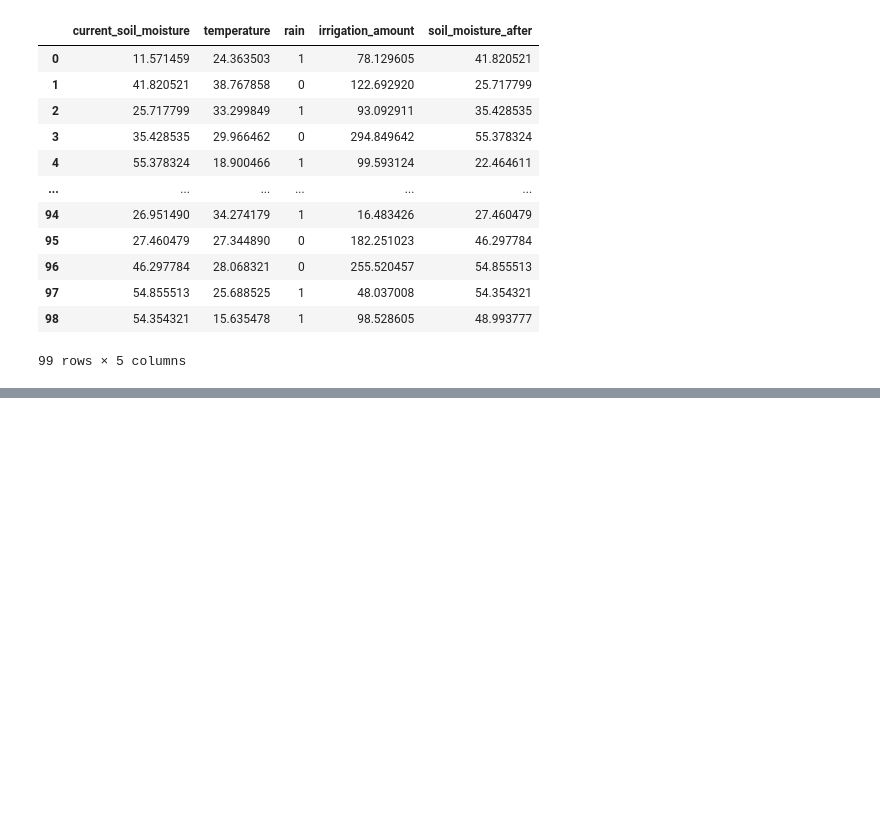
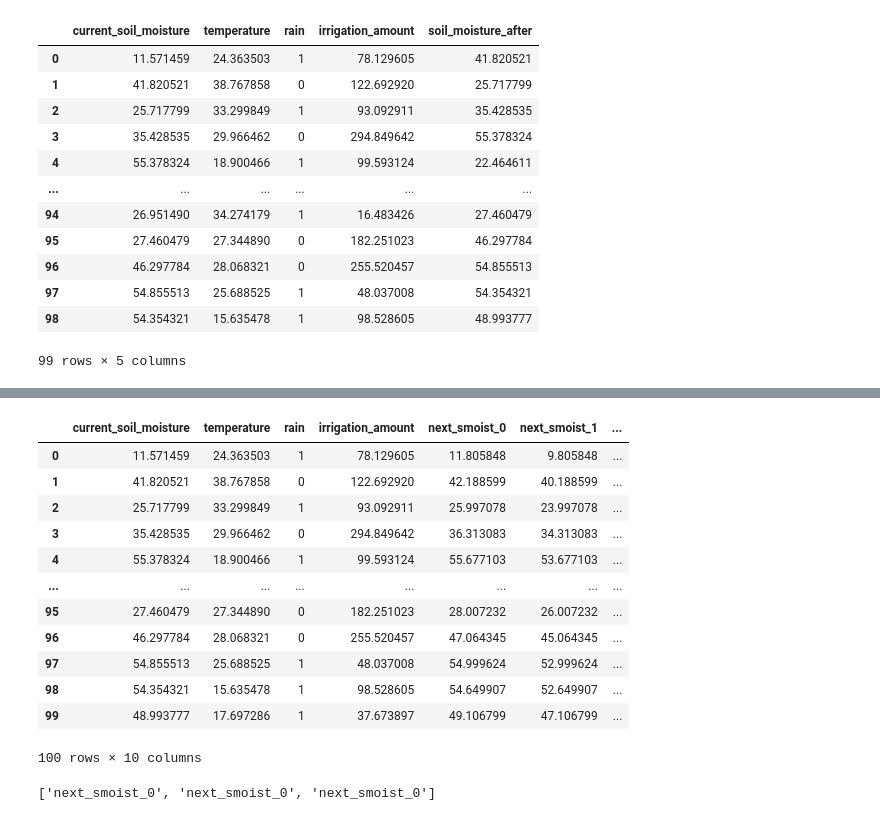
Before and after one commit to DangBaoTin/smart-irrigation-system, a Jupyter notebook: transform_data.ipynb, the cells around one changed output, grey strips where cells are left out. Cells and saved outputs as stored; diff of their text form; code cells hidden in the pictures; blank space fills up the shorter version.

```diff
--- a/transform_data.ipynb
+++ b/transform_data.ipynb
@@ -242,0 +301,17 @@ See the caveats in the documentation: https://pandas.pydata.org/pandas-docs/stab
+# %%
+df = df.drop(columns=df.columns[0])
+df
+# %% [output]
+|  | current_soil_moisture | temperature | rain | irrigation_amount | next_smoist_0 | next_smoist_1 | ... |
+| 0 | 11.571459 | 24.363503 | 1 | 78.129605 | 11.805848 | 9.805848 | ... |
+| 1 | 41.820521 | 38.767858 | 0 | 122.692920 | 42.188599 | 40.188599 | ... |
+| 2 | 25.717799 | 33.299849 | 1 | 93.092911 | 25.997078 | 23.997078 | ... |
+| 3 | 35.428535 | 29.966462 | 0 | 294.849642 | 36.313083 | 34.313083 | ... |
+| 4 | 55.378324 | 18.900466 | 1 | 99.593124 | 55.677103 | 53.677103 | ... |
+| ... | ... | ... | ... | ... | ... | ... | ... |
+| 95 | 27.460479 | 27.344890 | 0 | 182.251023 | 28.007232 | 26.007232 | ... |
+| 96 | 46.297784 | 28.068321 | 0 | 255.520457 | 47.064345 | 45.064345 | ... |
+| 97 | 54.855513 | 25.688525 | 1 | 48.037008 | 54.999624 | 52.999624 | ... |
+| 98 | 54.354321 | 15.635478 | 1 | 98.528605 | 54.649907 | 52.649907 | ... |
+| 99 | 48.993777 | 17.697286 | 1 | 37.673897 | 49.106799 | 47.106799 | ... |
+100 rows × 10 columns
@@ -242,0 +320,5 @@ See the caveats in the documentation: https://pandas.pydata.org/pandas-docs/stab
+# %%
+next_smoist_columns = [col for col in df.columns if col.startswith("next_smoist_")]
+print(next_smoist_columns)
+# %% [output]
+['next_smoist_0', 'next_smoist_0', 'next_smoist_0']
```
Also changed, not shown: parts of 8 cells of this notebook, 15 other files.
